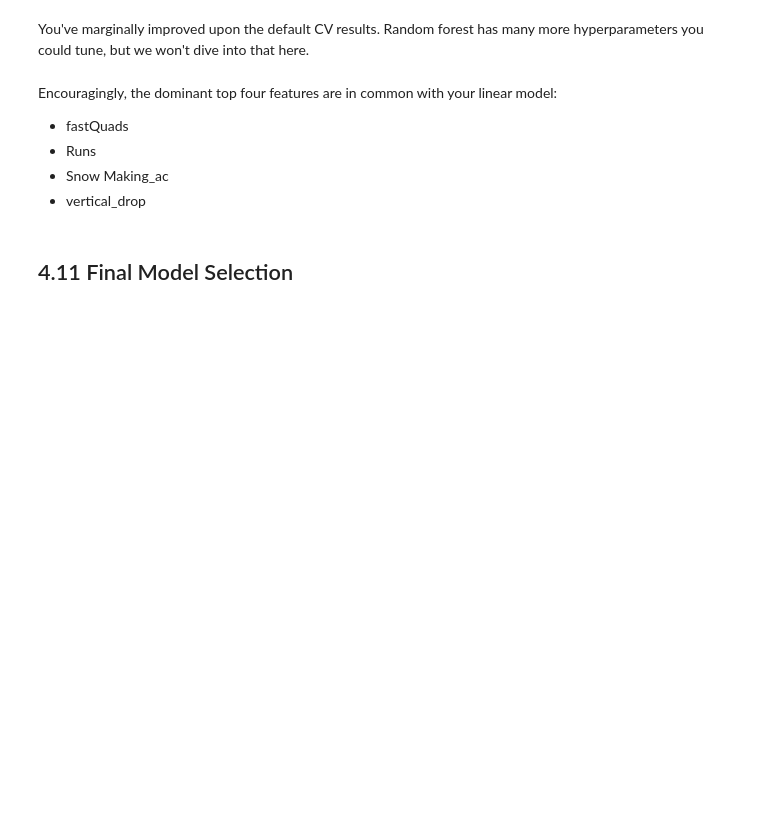
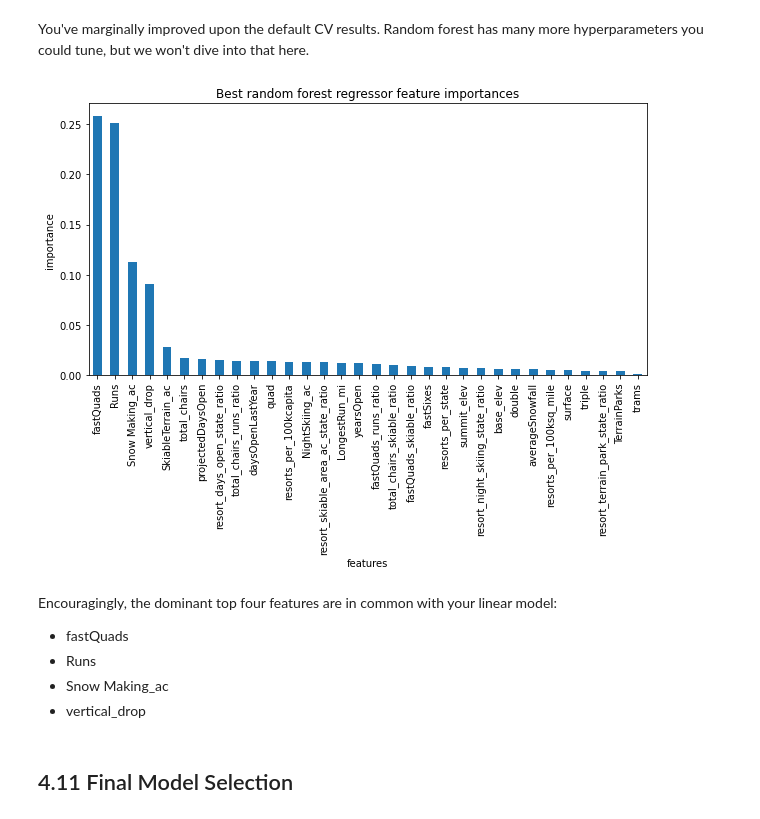
Before and after one commit to aquinojoeanson/DataScienceGuidedCapstone, a Jupyter notebook: Notebooks/04_preprocessing_and_training.ipynb, the cells around one changed output. Cells and saved outputs as stored; diff of their text form; code cells hidden in the pictures; blank space fills up the shorter version.

```diff
--- a/Notebooks/04_preprocessing_and_training.ipynb
+++ b/Notebooks/04_preprocessing_and_training.ipynb
@@ -1037,17 +1041,19 @@ You've marginally improved upon the default CV results. Random forest has many m
 # %%
 #Code task 27#
 #Plot a barplot of the random forest's feature importances,
 #assigning the `feature_importances_` attribute of
 #`rf_grid_cv.best_estimator_.named_steps.randomforestregressor` to the name `imps` to then
 #create a pandas Series object of the feature importances, with the index given by the
 #training data column names, sorting the values in descending order
 plt.subplots(figsize=(10, 5))
-imps = rf_grid_cv.best_estimator_.named_steps.randomforestregressor.feature_importances
+imps = rf_grid_cv.best_estimator_.named_steps.randomforestregressor.feature_importances_
 rf_feat_imps = pd.Series(imps, index=X_train.columns).sort_values(ascending=False)
 rf_feat_imps.plot(kind='bar')
 plt.xlabel('features')
 plt.ylabel('importance')
 plt.title('Best random forest regressor feature importances');
+# %% [output]
+[figure, added]
 # %% [markdown]
 Encouragingly, the dominant top four features are in common with your linear model:
 * fastQuads
```
Also changed, not shown: parts of 9 cells of this notebook.
